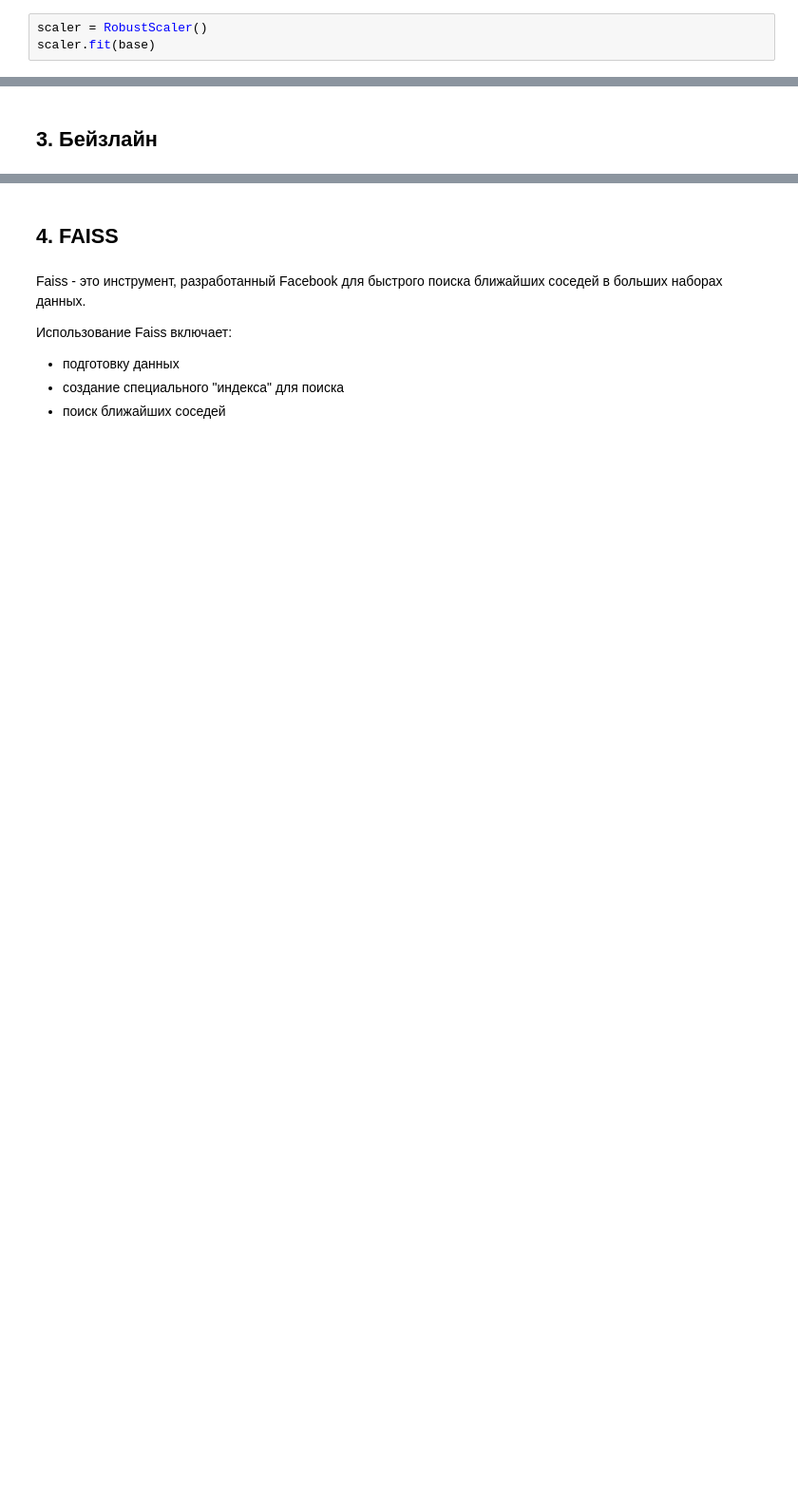
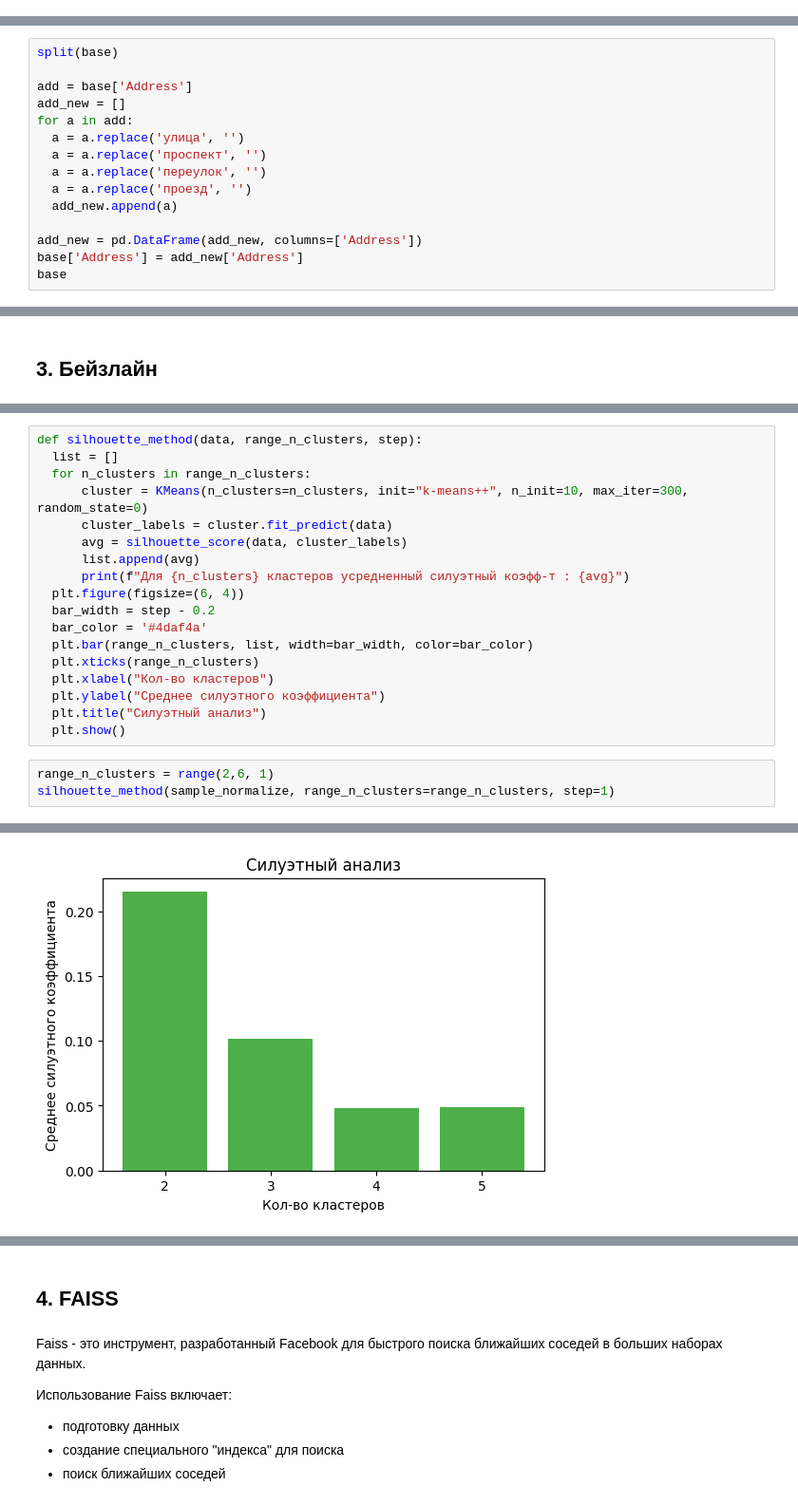
Before and after one commit to Steindvart/Personalized_routes_2GIS, a Jupyter notebook: ml/baseline.ipynb, the cells around one changed output, grey strips where cells are left out. Shown at 95% size. Drawn from its saved outputs; the diff is of its cells as text; blank space fills up the shorter version.

```diff
--- a/ml/baseline.ipynb
+++ b/ml/baseline.ipynb
@@ -117,3 +139,0 @@ train.head()
-# %%
-scaler = RobustScaler()
-scaler.fit(base)
@@ -121,0 +140,15 @@ RobustScaler()
+# %%
+split(base)
+
+add = base['Address']
+add_new = []
+for a in add:
+  a = a.replace('улица', '')
+  a = a.replace('проспект', '')
+  a = a.replace('переулок', '')
+  a = a.replace('проезд', '')
+  add_new.append(a)
+
+add_new = pd.DataFrame(add_new, columns=['Address'])
+base['Address'] = add_new['Address']
+base
@@ -125,0 +238,22 @@ base_scale = scaler.transform(base)
+# %%
+def silhouette_method(data, range_n_clusters, step):
+  list = []
+  for n_clusters in range_n_clusters:
+      cluster = KMeans(n_clusters=n_clusters, init="k-means++", n_init=10, max_iter=300, random_state=0)
+      cluster_labels = cluster.fit_predict(data)
+      avg = silhouette_score(data, cluster_labels)
+      list.append(avg)
+      print(f"Для {n_clusters} кластеров усредненный силуэтный коэфф-т : {avg}")
+  plt.figure(figsize=(6, 4))
+  bar_width = step - 0.2
+  bar_color = '#4daf4a'
+  plt.bar(range_n_clusters, list, width=bar_width, color=bar_color)
+  plt.xticks(range_n_clusters)
+  plt.xlabel("Кол-во кластеров")
+  plt.ylabel("Среднее силуэтного коэффициента")
+  plt.title("Силуэтный анализ")
+  plt.show()
+# %%
+range_n_clusters = range(2,6, 1)
+silhouette_method(sample_normalize, range_n_clusters=range_n_clusters, step=1)
+# %% [output]
@@ -125,0 +264 @@ base_scale = scaler.transform(base)
+[figure, added]
```
Also changed, not shown: parts of 44 cells of this notebook, 2 other files.
